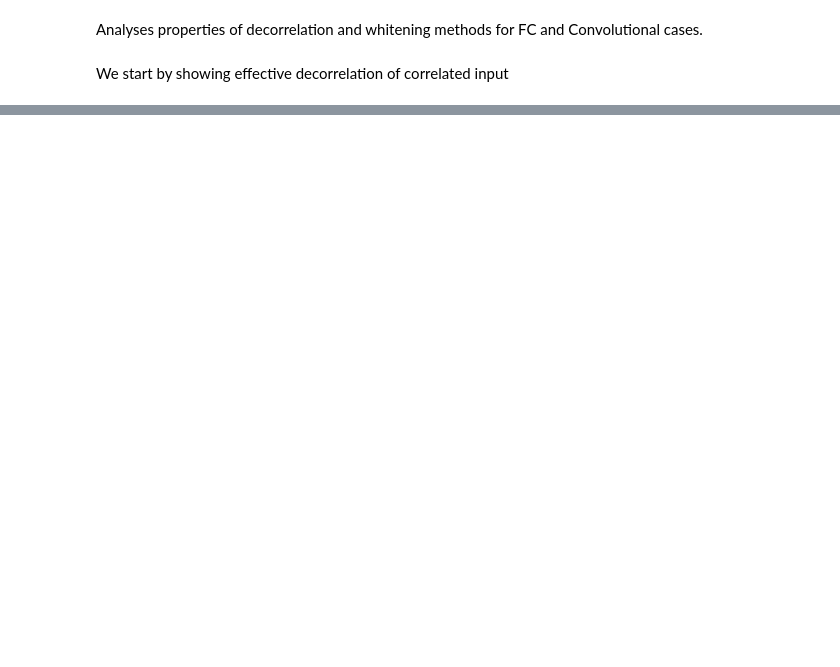
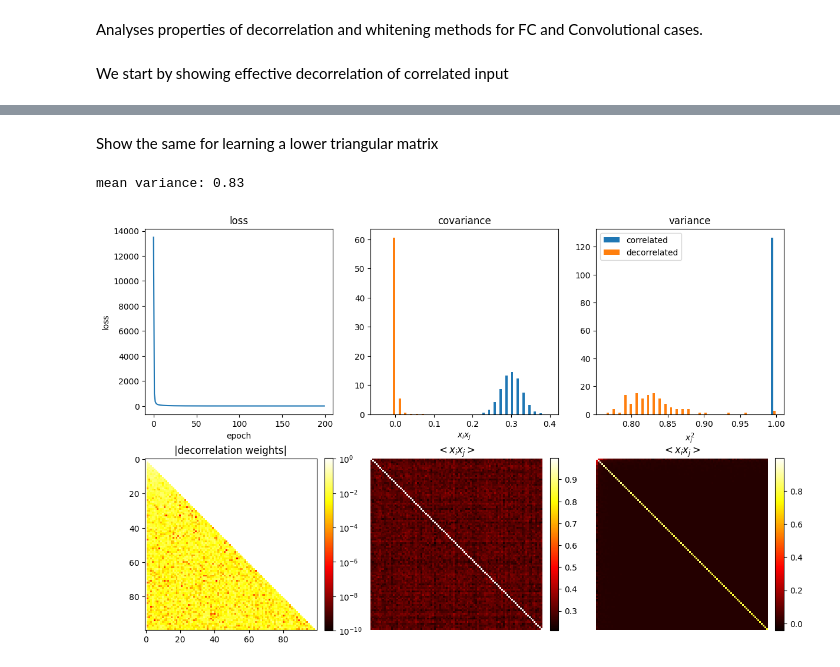
Before and after one commit to artcogsys/decorbp, a Jupyter notebook: examples/decorrelation_analysis.ipynb, the cells around one changed output, grey strips where cells are left out. Saved outputs shown, nothing was run; the diff lists cells and outputs as text; code cells hidden in the pictures; blank space fills up the shorter version.

```diff
--- a/examples/decorrelation_analysis.ipynb
+++ b/examples/decorrelation_analysis.ipynb
@@ -82,0 +65,27 @@ mean variance: 1.00
+# %% [markdown]
+Show the same for learning a lower triangular matrix
+# %%
+num_samples=1000
+num_features=100
+num_epochs=200
+seed=42
+decor_lr=1e-2
+kappa=1e-1
+
+torch.manual_seed(seed)
+torch.cuda.manual_seed(seed)
+np.random.seed(seed)
+
+# generate correlated data
+data = generate_correlated_data(num_features, num_samples).to(device)
+
+# create a decorrelator
+model = Decorrelation(in_features=num_features, bias=False, kappa=kappa, full=False).to(device)
+
+L, A1, A2 = decorrelate(num_epochs, data, model, decor_lr)
+
+plot_decorrelation_results(model, L, A1, A2)
+print(f'mean variance: {torch.mean(torch.diag(A2)):.2f}')
+# %% [output]
+mean variance: 0.83
+[figure, added]
```
Also changed, not shown: parts of 10 cells of this notebook, 1 other file.
